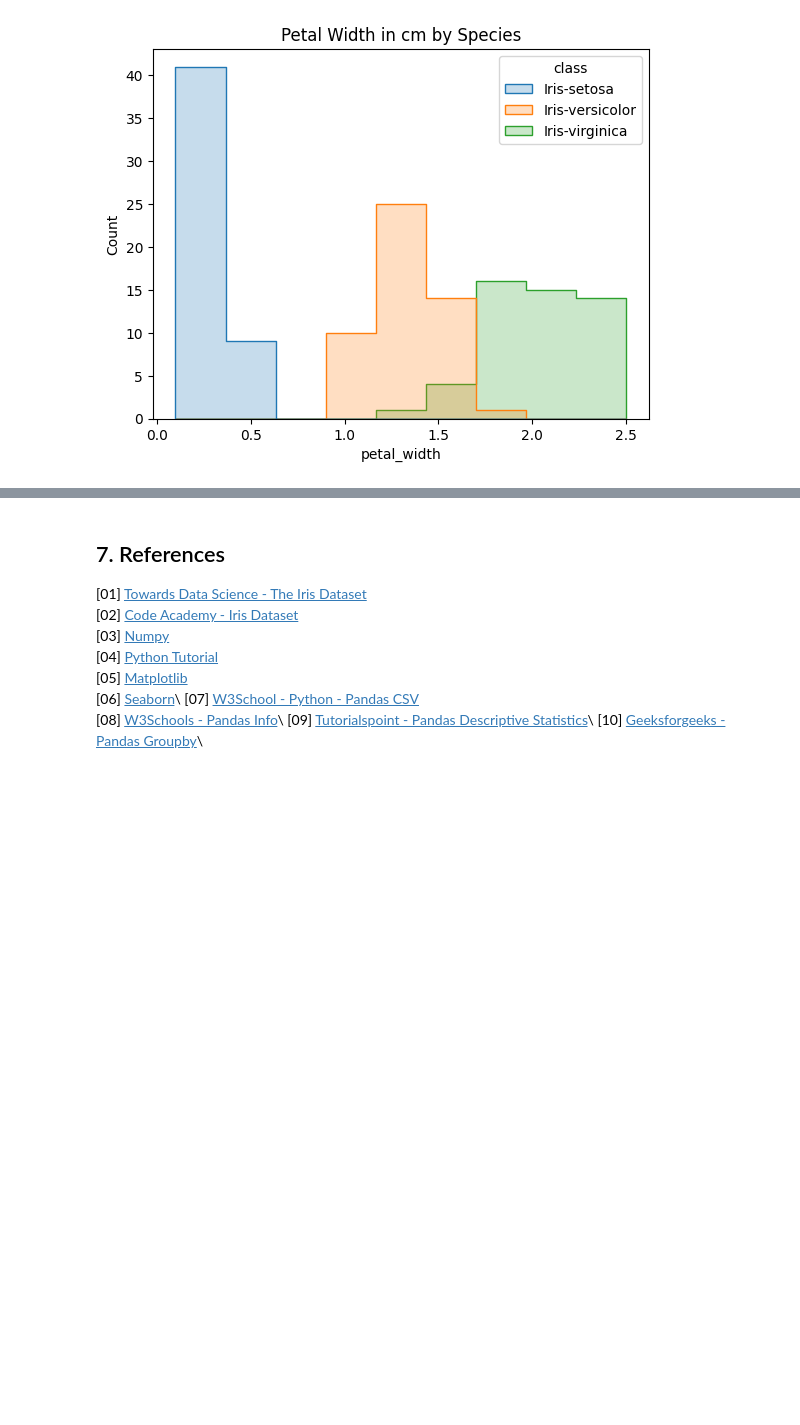
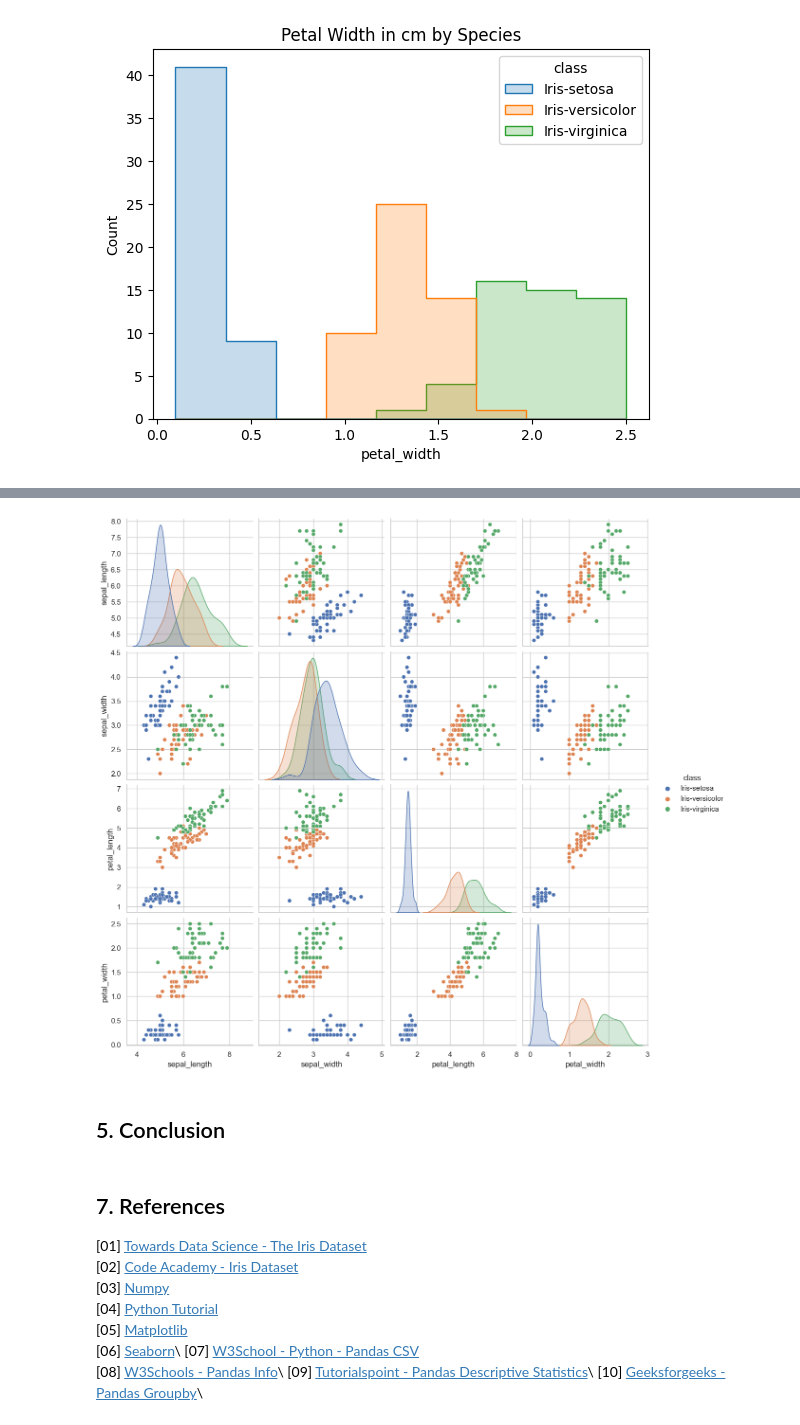
Before and after one commit to StefaniaVerduga/fundamentals-of-data-analysis, a Jupyter notebook: project.ipynb, the cells around one changed output, grey strips where cells are left out. Saved outputs shown, nothing was run; the diff lists cells and outputs as text; code cells hidden in the pictures; blank space fills up the shorter version.

```diff
--- a/project.ipynb
+++ b/project.ipynb
@@ -177,3 +197,10 @@ Text(0.5, 1.0, 'Petal Width in cm by Species')
+# %%
+sns.pairplot(df, hue="class", height=3, diag_kind="kde")
+plt.show()
+# %% [output]
+[figure, added]
+# %% [markdown]
+## 5. Conclusion
 # %% [markdown]
 ## 7. References
 
```
Also changed, not shown: parts of 3 cells of this notebook.
